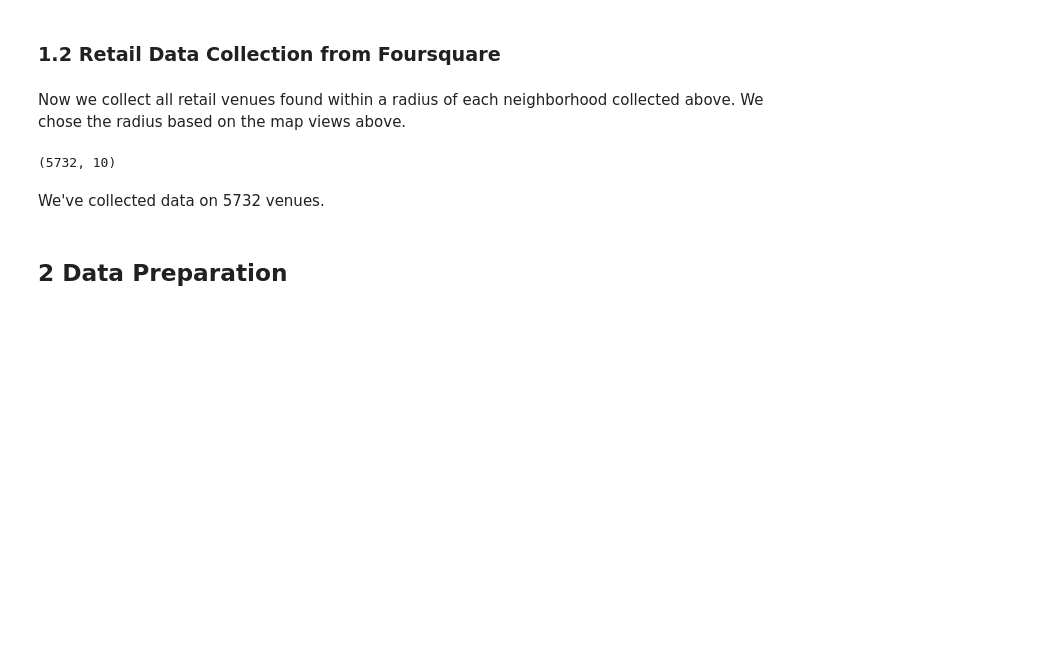
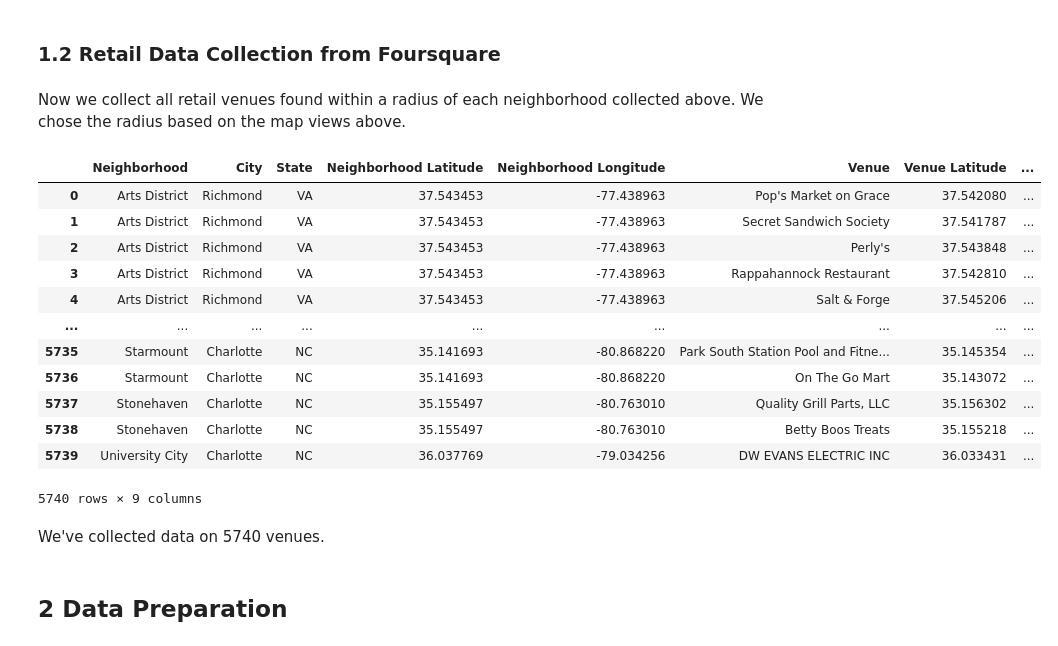
Before and after one commit to mphill82/Coursera_Capstone, a Jupyter notebook: Retail_Inference_notebook.ipynb, the cells around one changed output. Drawn from its saved outputs; the diff is of its cells as text; code cells hidden in the pictures; blank space fills up the shorter version.

Commit message:
cleaned up data collection section

```diff
--- a/Retail_Inference_notebook.ipynb
+++ b/Retail_Inference_notebook.ipynb
@@ -340,9 +339,21 @@ venues_df.head()
 # %%
-venues_df.shape
+venues_df
 # %% [output]
+|  | Neighborhood | City | State | Neighborhood Latitude | Neighborhood Longitude | Venue | Venue Latitude | ... |
+| 0 | Arts District | Richmond | VA | 37.543453 | -77.438963 | Pop's Market on Grace | 37.542080 | ... |
+| 1 | Arts District | Richmond | VA | 37.543453 | -77.438963 | Secret Sandwich Society | 37.541787 | ... |
+| 2 | Arts District | Richmond | VA | 37.543453 | -77.438963 | Perly's | 37.543848 | ... |
+| 3 | Arts District | Richmond | VA | 37.543453 | -77.438963 | Rappahannock Restaurant | 37.542810 | ... |
+| 4 | Arts District | Richmond | VA | 37.543453 | -77.438963 | Salt & Forge | 37.545206 | ... |
+| ... | ... | ... | ... | ... | ... | ... | ... | ... |
+| 5735 | Starmount | Charlotte | NC | 35.141693 | -80.868220 | Park South Station Pool and Fitne... | 35.145354 | ... |
+| 5736 | Starmount | Charlotte | NC | 35.141693 | -80.868220 | On The Go Mart | 35.143072 | ... |
+| 5737 | Stonehaven | Charlotte | NC | 35.155497 | -80.763010 | Quality Grill Parts, LLC | 35.156302 | ... |
+| 5738 | Stonehaven | Charlotte | NC | 35.155497 | -80.763010 | Betty Boos Treats | 35.155218 | ... |
+| 5739 | University City | Charlotte | NC | 36.037769 | -79.034256 | DW EVANS ELECTRIC INC | 36.033431 | ... |
-(5732, 10)
+5740 rows × 9 columns
 # %% [markdown]
-We've collected data on 5732 venues.
+We've collected data on 5740 venues.
 # %%
 #Save venue data to csv file
 venues_df.to_csv('venues_df.csv',index=False)
```
Also changed, not shown: parts of 5 cells of this notebook.
